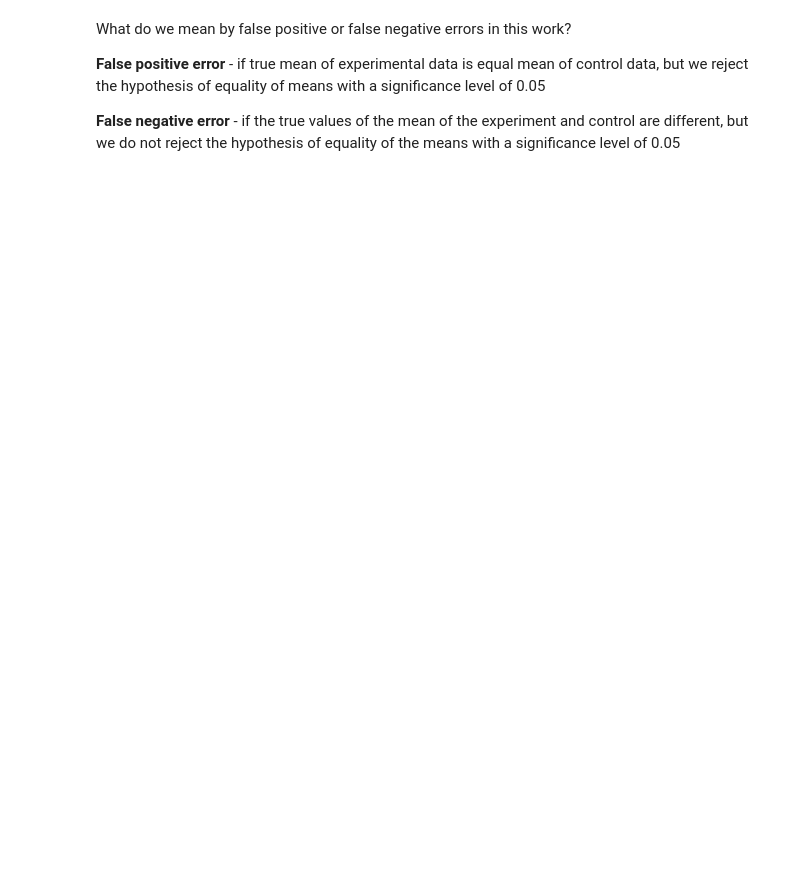
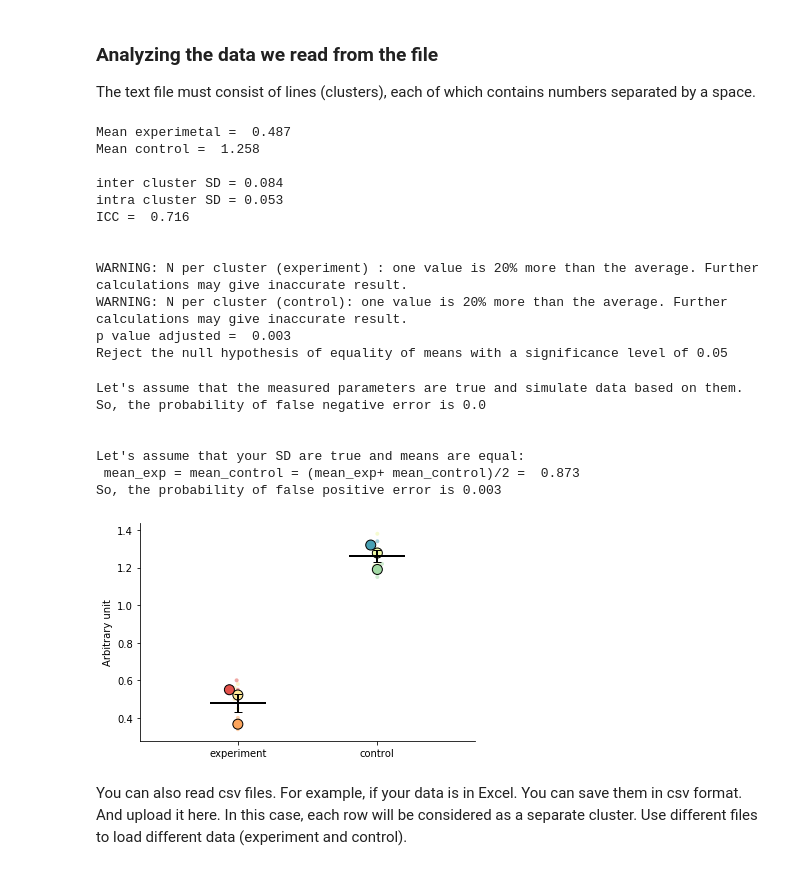
Before and after one commit to juliaLopanskaia/biostastics_article, a Jupyter notebook: examples/analyzer_jupyter/run_analyzer.ipynb, the cells around one changed output. Drawn from its saved outputs; the diff is of its cells as text; code cells hidden in the pictures; blank space fills up the shorter version.

```diff
--- a/examples/analyzer_jupyter/run_analyzer.ipynb
+++ b/examples/analyzer_jupyter/run_analyzer.ipynb
@@ -6,11 +4,31 @@
+# %% [markdown]
+### Analyzing the data we read from the file
+ The text file must consist of lines (clusters), each of which contains numbers separated by a space.
 # %%
-data_exp = read_file('experiment.txt')
-data_control = read_file('control.txt')
+data_exp = read_file('./experiment.txt')
+data_control = read_file('./control.txt')
-# %% [markdown]
-What do we mean by false positive or false negative errors in this work?
-
-
-**False positive error** - if true mean of experimental data is equal mean of control data, but we reject the hypothesis of equality of means with a significance level of 0.05
-
-
-**False negative error** - if the true values of the mean of the experiment and control are different, but we do not reject the hypothesis of equality of the means with a significance level of 0.05
+# %%
+analyze(data_exp, data_control, forecast_error=True, plus_number_cluster=10)
+# %% [output]
+Mean experimetal =  0.487
+Mean control =  1.258
+
+inter cluster SD = 0.084
+intra cluster SD = 0.053
+ICC =  0.716
+
+
+WARNING: N per cluster (experiment) : one value is 20% more than the average. Further calculations may give inaccurate result.
+WARNING: N per cluster (control): one value is 20% more than the average. Further calculations may give inaccurate result.
+p value adjusted =  0.003
+Reject the null hypothesis of equality of means with a significance level of 0.05
+Let's assume that the measured parameters are true and simulate data based on them.
+So, the probability of false negative error is 0.0
+
+
+Let's assume that your SD are true and means are equal:
+ mean_exp = mean_control = (mean_exp+ mean_control)/2 =  0.873
+So, the probability of false positive error is 0.003
+[figure, added]
+# %% [markdown]
+You can also read csv files. For example, if your data is in Excel. You can save them in csv format. And upload it here. In this case, each row will be considered as a separate cluster. Use different files to load different data (experiment and control).
```
Also changed, not shown: parts of 7 cells of this notebook, 21 other files.
